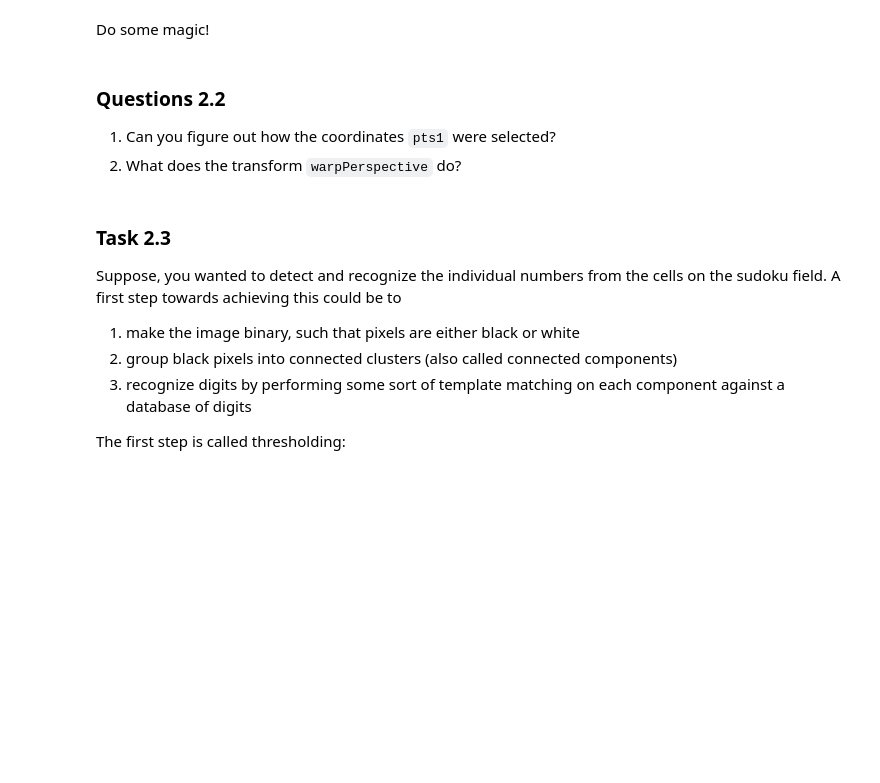
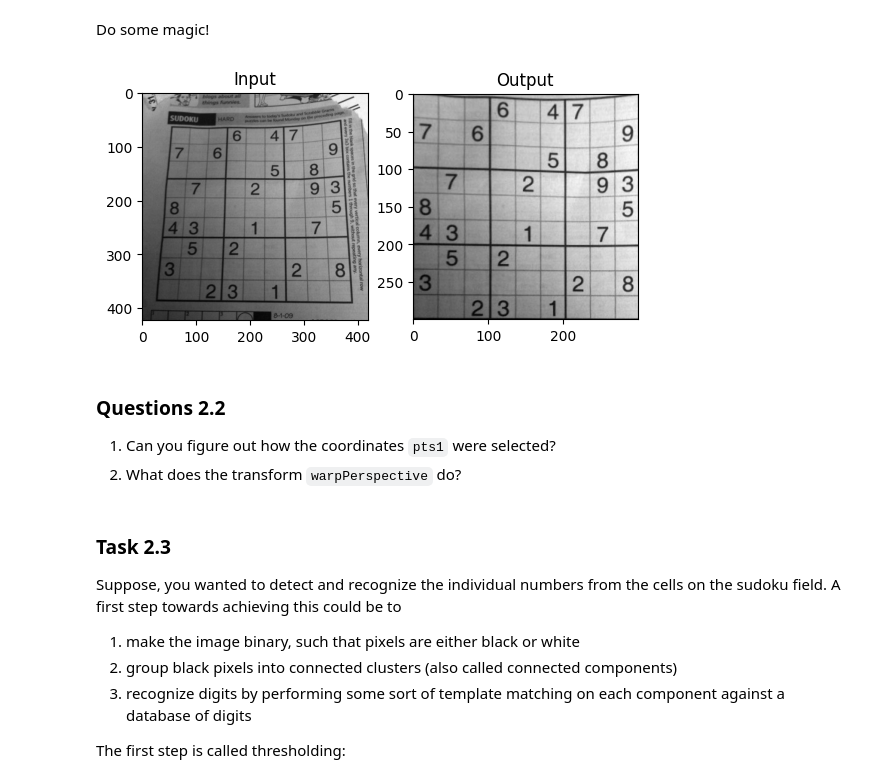
Before and after one commit to rds7ramesh77/Comingsoon-, a Jupyter notebook: Lab1_Basic_Image_Processing.ipynb, the cells around one changed output. Drawn from its saved outputs; the diff is of its cells as text; code cells hidden in the pictures; blank space fills up the shorter version.

```diff
--- a/Lab1_Basic_Image_Processing.ipynb
+++ b/Lab1_Basic_Image_Processing.ipynb
@@ -166,15 +173,16 @@ Do some magic!
 # %%
 rows,cols = img.shape
 
 pts1 = np.float32([[56,65],[368,52],[28,387],[389,390]])
-pts2 = np.float32([[0,0],[300,0],[0,300],[300,300]])
 
 M = cv2.getPerspectiveTransform(pts1,pts2)
 
 img_aligned = cv2.warpPerspective(img,M,(300,300))
 
 plt.subplot(121),plt.imshow(img,cmap='gray'),plt.title('Input');
 plt.subplot(122),plt.imshow(img_aligned,cmap='gray'),plt.title('Output');
+# %% [output]
+[figure, added]
 # %% [markdown]
 ### Questions 2.2
 1. Can you figure out how the coordinates ``pts1`` were selected?
```
Also changed, not shown: parts of 10 cells of this notebook.
